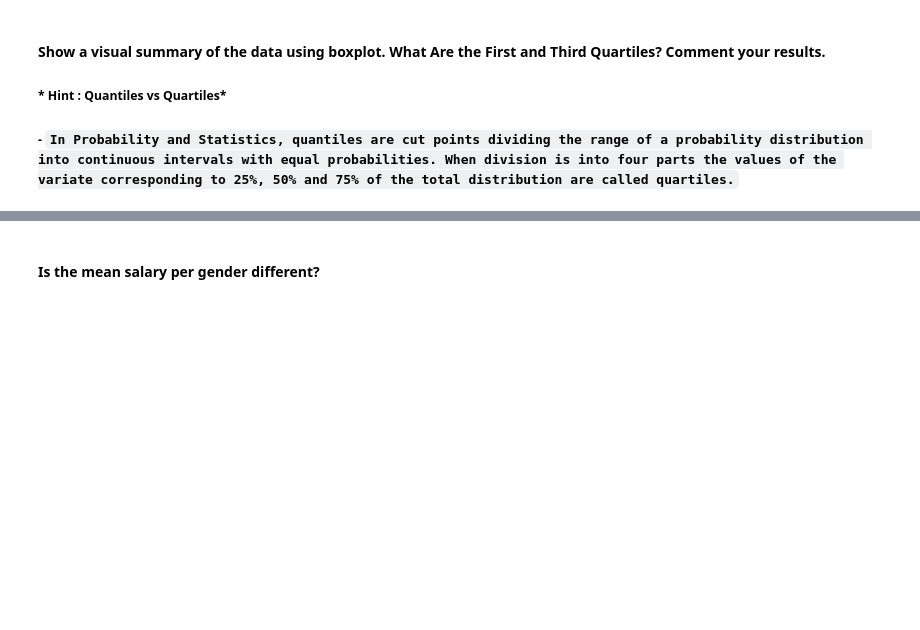
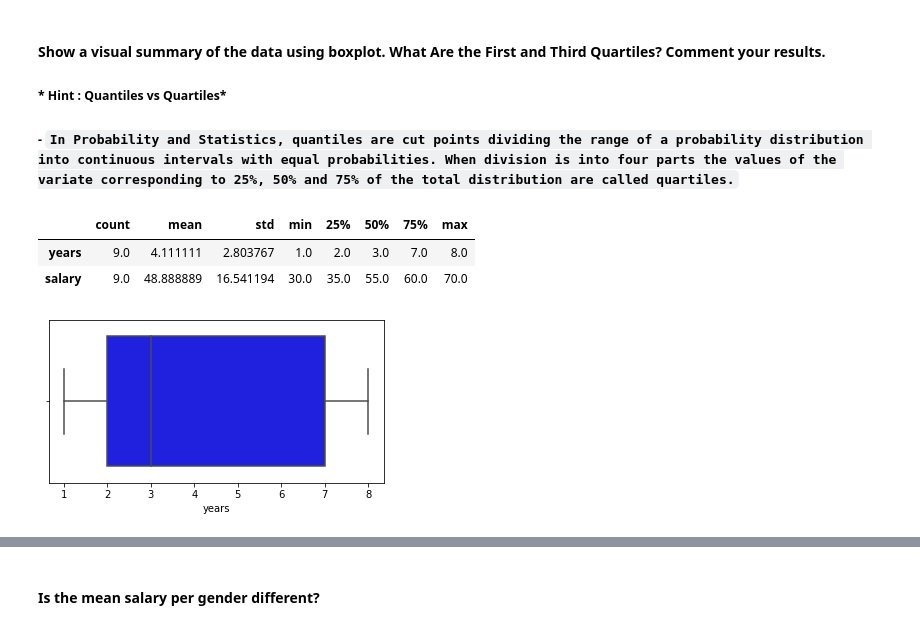
Before and after one commit to Ironhack-Data-Madrid-Marzo-2022/5.1-lab-subsetting-and-descriptive-stats, a Jupyter notebook: your-code/main.ipynb, the cells around one changed output, grey strips where cells are left out. Saved outputs shown, nothing was run; the diff lists cells and outputs as text; code cells hidden in the pictures; blank space fills up the shorter version.

```diff
--- a/your-code/main.ipynb
+++ b/your-code/main.ipynb
@@ -121,3 +250,9 @@
 ##### - `In Probability and Statistics, quantiles are cut points dividing the range of a probability distribution into continuous intervals with equal probabilities. When division is into four parts the values of the variate corresponding to 25%, 50% and 75% of the total distribution are called quartiles.`
 # %%
 # draw boxplot here
+
+employee.describe().T
+# %% [output]
+|  | count | mean | std | min | 25% | 50% | 75% | max |
+| years | 9.0 | 4.111111 | 2.803767 | 1.0 | 2.0 | 3.0 | 7.0 | 8.0 |
+| salary | 9.0 | 48.888889 | 16.541194 | 30.0 | 35.0 | 55.0 | 60.0 | 70.0 |
@@ -127,0 +259,4 @@
+# %%
+sns.boxplot(x=employee.years, color='b');
+# %% [output]
+[figure, added]
```
Also changed, not shown: parts of 106 cells of this notebook.
